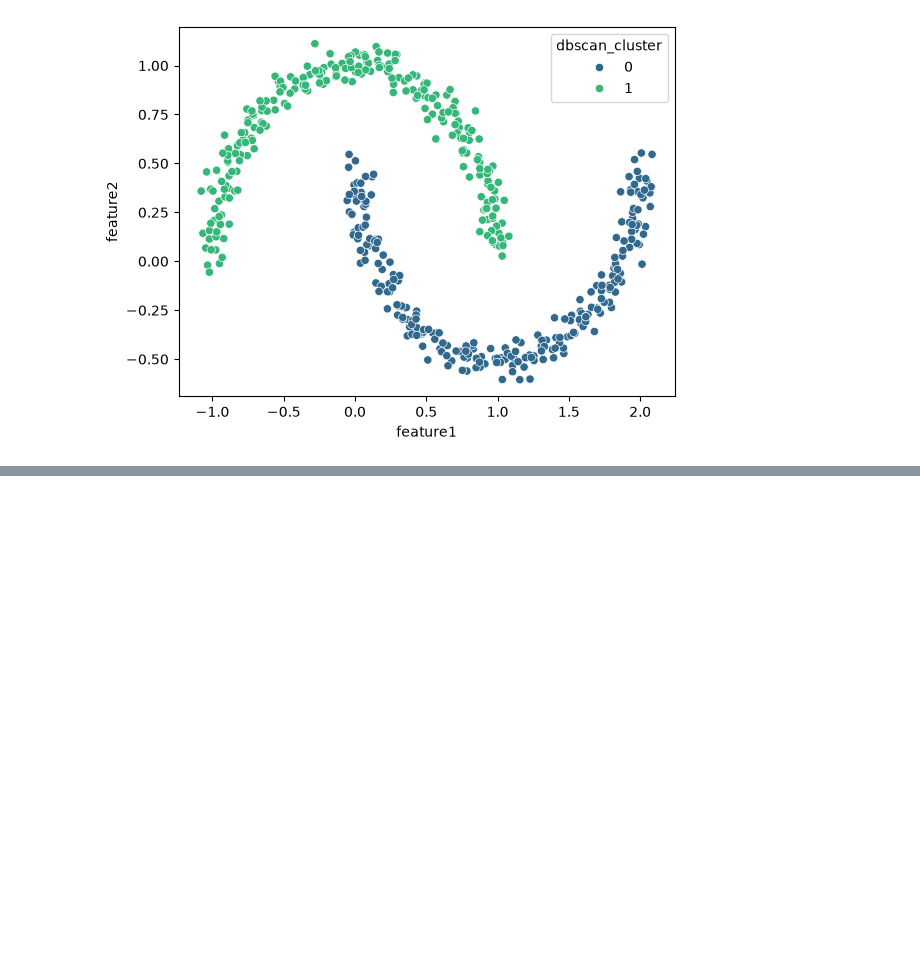
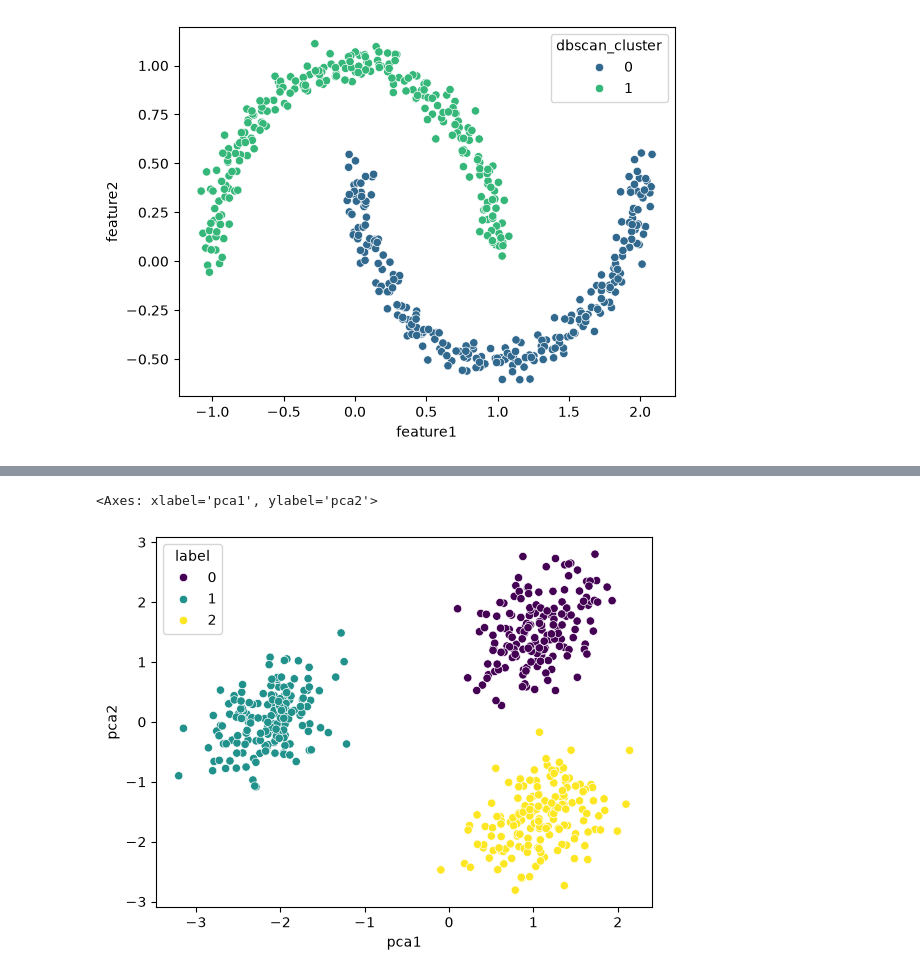
Before and after one commit to Imdhruvkumar/machine-learning-ML-, a Jupyter notebook: mlproject/unsupervised/kmean_algo.ipynb, the cells around one changed output, grey strips where cells are left out. Cells and saved outputs as stored; diff of their text form; code cells hidden in the pictures; blank space fills up the shorter version.

```diff
--- a/mlproject/unsupervised/kmean_algo.ipynb
+++ b/mlproject/unsupervised/kmean_algo.ipynb
@@ -171,0 +182,8 @@ sns.scatterplot(x=df['feature1'],y=df['feature2'],hue=df['dbscan_cluster'],palet
+# %%
+X, y = make_blobs(
+    n_samples=500,
+    centers=3,
+    n_features=5,
+    cluster_std=1.5,
+    random_state=42
+)
@@ -171,0 +206,6 @@ sns.scatterplot(x=df['feature1'],y=df['feature2'],hue=df['dbscan_cluster'],palet
+# %%
+scale = StandardScaler()
+x_scaled = scale.fit_transform(X)
+# %%
+pca = PCA(n_components=2)
+x_pca = pca.fit_transform(x_scaled)
@@ -171,0 +232,8 @@ sns.scatterplot(x=df['feature1'],y=df['feature2'],hue=df['dbscan_cluster'],palet
+# %%
+df_pca = pd.DataFrame(x_pca,columns=['pca1','pca2'])
+df_pca['label'] = y
+# %%
+sns.scatterplot(x=df_pca['pca1'],y=df_pca['pca2'],hue=df_pca['label'],palette='viridis')
+# %% [output]
+<Axes: xlabel='pca1', ylabel='pca2'>
+[figure, added]
```
Also changed, not shown: parts of 4 cells of this notebook.
